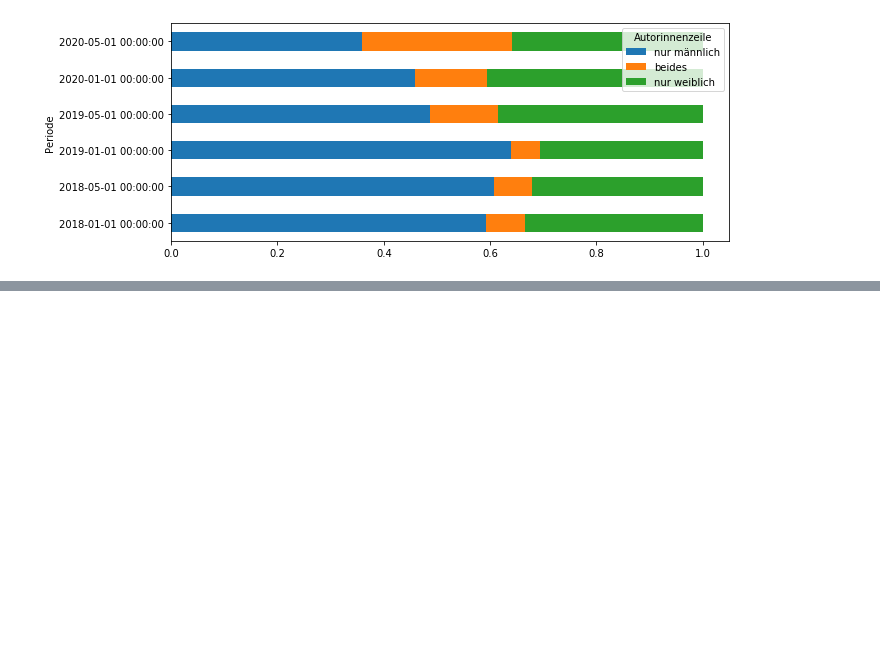
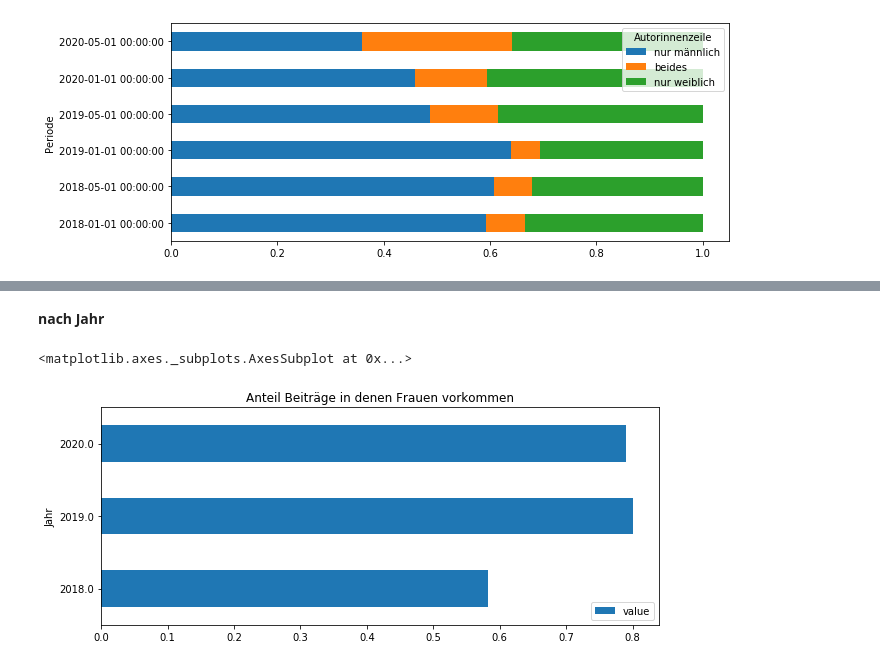
Before and after one commit to simon-pinkmartini/Gender-Analyse, a Jupyter notebook: ipynb/Gender-Auswertung.ipynb, the cells around one changed output, grey strips where cells are left out. Drawn from its saved outputs; the diff is of its cells as text; code cells hidden in the pictures; blank space fills up the shorter version.

```diff
--- a/ipynb/Gender-Auswertung.ipynb
+++ b/ipynb/Gender-Auswertung.ipynb
@@ -144,0 +130,10 @@ gr.plot(kind='barh', stacked=True, figsize=(10,4))
+# %% [markdown]
+**nach Jahr**
+# %%
+gr = df.groupby('Jahr')['hatFrauen'].value_counts(normalize=True)
+gr = gr.to_frame().rename(columns={'hatFrauen': 'value'}).reset_index()
+gr = gr[gr['hatFrauen'] == 'Ja'][['Jahr', 'value']]
+gr.plot(x='Jahr', y='value', kind='barh', stacked=True, figsize=(10,4), title='Anteil Beiträge in denen Frauen vorkommen')
+# %% [output]
+<matplotlib.axes._subplots.AxesSubplot at 0x...>
+[figure, added]
```
Also changed, not shown: parts of 21 cells of this notebook.
